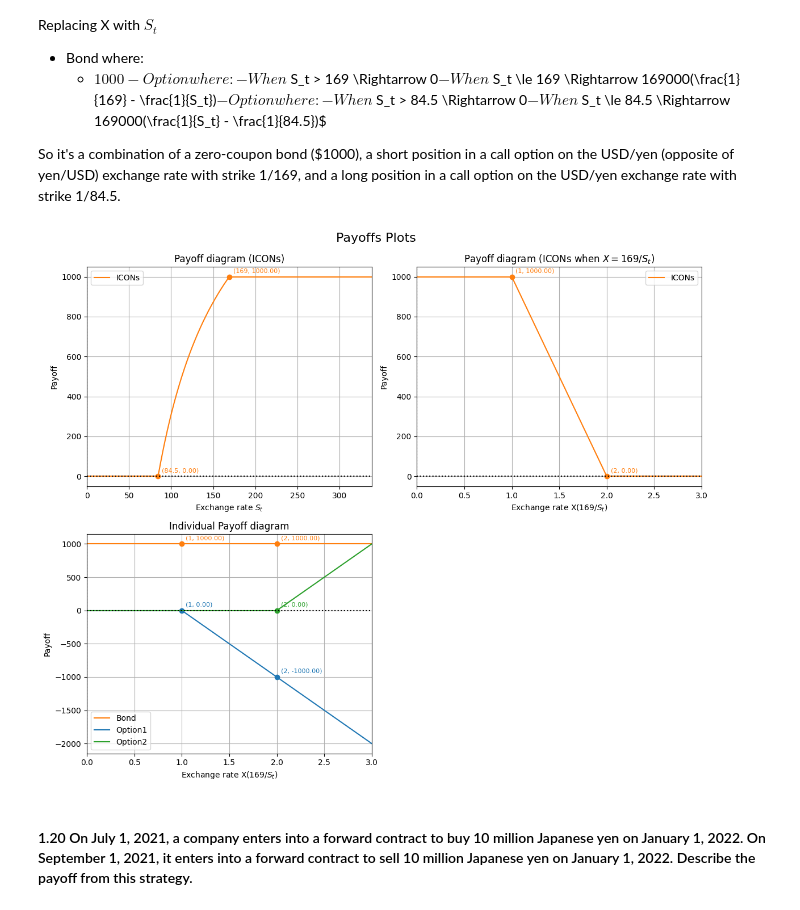
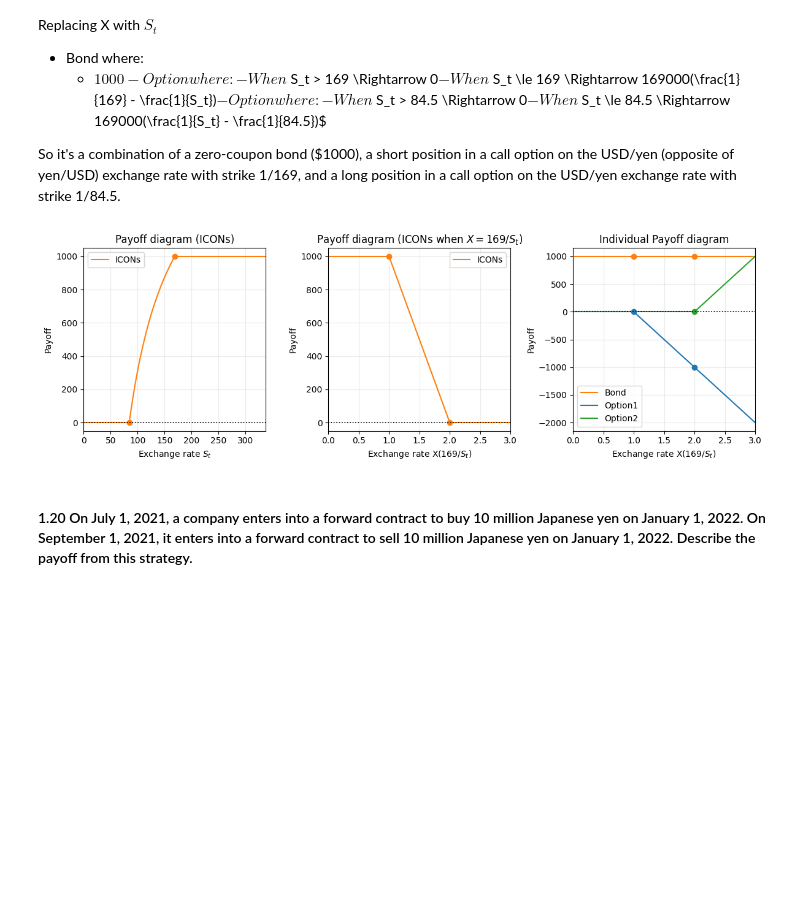
Before and after one commit to SonuKanwar7/reference-solutions, a Jupyter notebook: books/hull-11e/chapter01.ipynb, the cells around one changed output. Cells and saved outputs as stored; diff of their text form; code cells hidden in the pictures; blank space fills up the shorter version.

```diff
--- a/books/hull-11e/chapter01.ipynb
+++ b/books/hull-11e/chapter01.ipynb
@@ -276,62 +311,49 @@ So it's a combination of a zero-coupon bond ($1000), a short position in a call
 # %%
 def q19():
     K1 = 169
     K2 = 84.5
 
-    config1 = SubplotConfig(
-        lines=[
-            HorizontalLine(1000, lambda x: x > K1, "ICONs", color="tab:orange"),
-            PiecewiseLine(lambda x: 2000 - 1000 * (K1 / x), lambda x: (x >= K2) & (x <= K1), highlight_x=[K1, K2], color="tab:orange"),
-            HorizontalLine(0, lambda x: x < K2, color="tab:orange"),
-        ],
-        x_min=0,
-        x_max=K1 * 2,
-        xlabel=r"Exchange rate $S_t$",
-        ylabel="Payoff",
-        title="Payoff diagram (ICONs)",
-    )
+    # icons_panel: Payoff vs S_t
+    S = RangeVar('S_t', np.linspace(1e-12, K1*2, 100))
 
-    config2 = SubplotConfig(
-        lines=[
-            HorizontalLine(1000,lambda x: x < 1,"ICONs",color="tab:orange"),
-            PiecewiseLine(lambda x: 2000 - 1000 * x,lambda x: (x <= 2) & (x >= 1),highlight_x=[1, 2],color="tab:orange"),
-            HorizontalLine(0, lambda x: x >= 2, color="tab:orange"),
-        ],
-        x_min=0,
-        x_max=3,
-        xlabel=r"Exchange rate X($169/S_t$)",
-        ylabel="Payoff",
-        title=r"Payoff diagram (ICONs when $X = 169/S_t$)",
-    )
+    icon_payoff = [
+        Payoff('ICONs', lambda s: 0 * s + 1000, domain=S, mask=lambda s: s > K1, color='tab:orange'),
+        Payoff('', lambda s: 2000 - 1000 * (K1 / s), domain=S, mask=lambda s: (s >= K2) & (s <= K1), highlight_x=[K1, K2], color='tab:orange'),
+        Payoff('', lambda s: 0 * s + 0.0, domain=S, mask=lambda s: s < K2, color='tab:orange')
+    ]
 
-    p = 0 # payoff does not include premium
-    config3 = SubplotConfig(
-        lines=[
-            HorizontalLine(1000,lambda x: x > 0, "Bond",highlight_x=[1, 2],color="tab:orange"),
+    icons_panel = Panel(icon_payoff, title='Payoff diagram (ICONs)', xlabel='Exchange rate $S_t$', ylabel='Payoff')
 
-            HorizontalLine(p, lambda x: x < 1, "Option1", color="tab:blue"),
-            PiecewiseLine(lambda x: 1000 * (1 - x) + p,lambda x: x >= 1,highlight_x=[1, 2],color="tab:blue"),
+    # icons_panel_x: Payoff vs X = 169/S_t
+    X = RangeVar('X = 169/S_t', np. linspace(0, 3, 100))
 
-            HorizontalLine(-p, lambda x: x < 2, "Option2", color="tab:green"),
-            PiecewiseLine(lambda x: 1000 * (x - 2) - p,lambda x: x >= 2,highlight_x=[2],color="tab:green"),
-        ],
-        x_min=0,
-        x_max=3,
-        xlabel=r"Exchange rate X($169/S_t$)",
-        ylabel="Payoff",
-        title="Individual Payoff diagram",
-    )
+    icon_payoff_x = [
+        Payoff('ICONs', lambda x: 0 * x + 1000, domain=X, mask=lambda x: x < 1, color='tab:orange'),
+        Payoff('', lambda x: 2000 - 1000 * x, domain=X, mask=lambda x: (x >= 1) & (x <= 2), highlight_x=[1, 2], color='tab:orange'),
+        Payoff('', lambda x: 0 * x + 0.0, domain=X, mask=lambda x: x > 2, color='tab:orange')
+    ]
 
-    plot_combined(
-        subplot_configs=[config1, config2, config3],
-        nrows=2,
-        ncols=2,
-        figsize=(12, 10),
-        main_title="Payoffs Plots",
-    )
+    icons_panel_x = Panel(icon_payoff_x, title='Payoff diagram (ICONs when $X = 169/S_t$)', xlabel='Exchange rate X($169/S_t$)', ylabel='Payoff')
+
+    # individual_panel: Individual components
+    p = 0
+
+    individual_payoffs = [
+        Payoff('Bond', lambda x: 0 * x + 1000, domain=X, mask=lambda x: x > 0, highlight_x=[1, 2], color='tab:orange'),
+
+        Payoff('Option1', lambda x: 0 * x + p, domain=X, mask=lambda x: x < 1, color='tab:blue'),
+        Payoff('', lambda x: 1000 * (1 - x) + p, domain=X, mask=lambda x: x >= 1, highlight_x=[1, 2], color='tab:blue'),
+
+        Payoff('Option2', lambda x: 0 * x + -p, domain=X, mask=lambda x: x < 2, color='tab:green'),
+        Payoff('', lambda x: 1000 * (x - 2) - p, domain=X, mask=lambda x: x >= 2, highlight_x=[2], color='tab:green'),
+    ]
+
+    individual_panel = Panel(individual_payoffs, title='Individual Payoff diagram', xlabel='Exchange rate X($169/S_t$)', ylabel='Payoff')
+
+    plot_panels([icons_panel, icons_panel_x, individual_panel], nrows=1, ncols=3, figsize=(12, 4))
 
 q19()
 # %% [output]
-[figure, old version]
+[figure, new version]
 # %% [markdown]
 #### 1.20 On July 1, 2021, a company enters into a forward contract to buy 10 million Japanese yen on January 1, 2022. On September 1, 2021, it enters into a forward contract to sell 10 million Japanese yen on January 1, 2022. Describe the payoff from this strategy.
```
Also changed, not shown: parts of 16 cells of this notebook, 2 other files.
